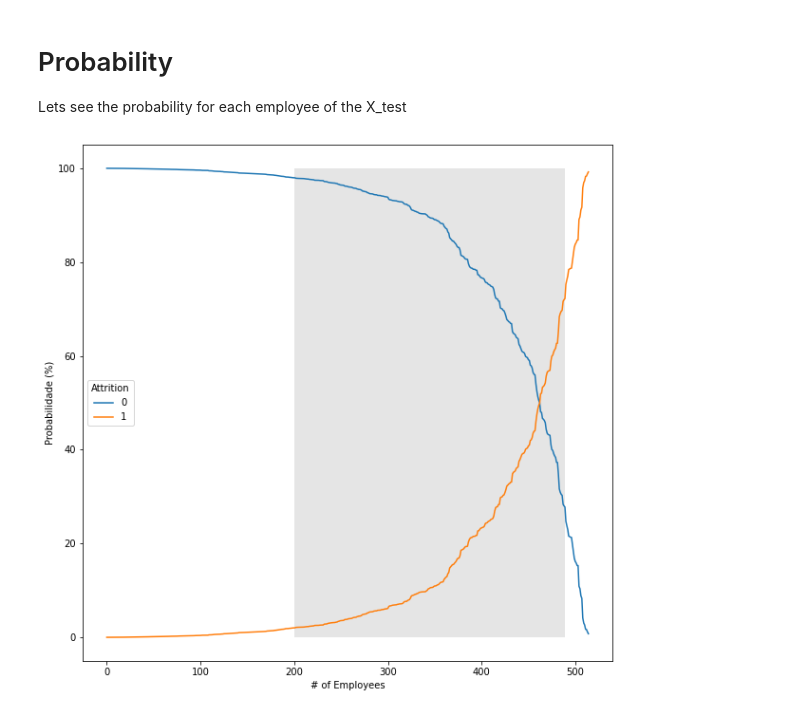
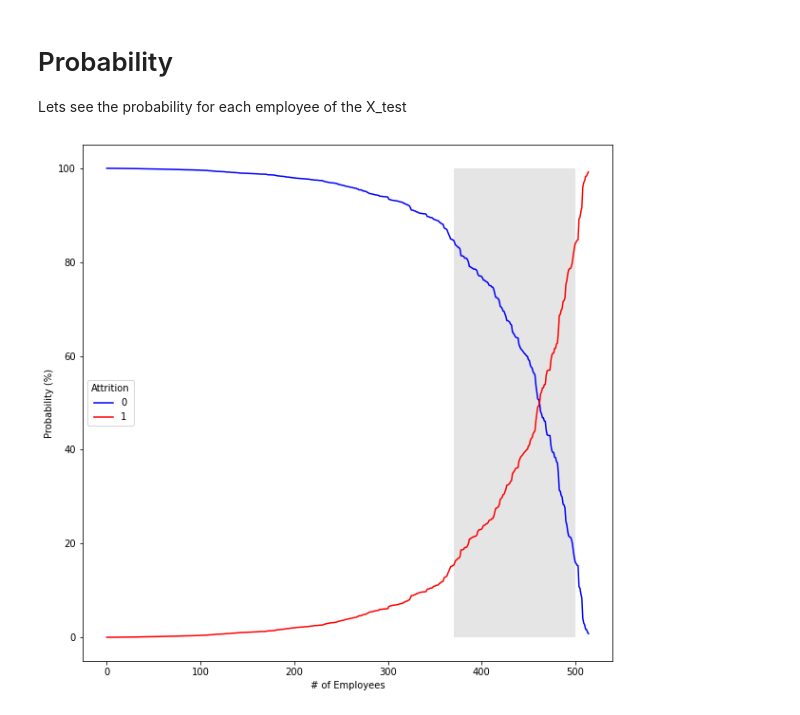
Before and after one commit to fmarcelneves/HR-Analytics-Prediction, a Jupyter notebook: IBM_HR_Analytics_and_prediction.ipynb, the cells around one changed output. Saved outputs shown, nothing was run; the diff lists cells and outputs as text; code cells hidden in the pictures.

```diff
--- a/IBM_HR_Analytics_and_prediction.ipynb
+++ b/IBM_HR_Analytics_and_prediction.ipynb
@@ -1269,19 +1282,12 @@ array([[0.9602117 , 0.0397883 ],
 # Probability
 Lets see the probability for each employee of the X_test
 # %%
-y_pred_proba = (
-    pd.DataFrame(grid_MLP.predict_proba(X_test))
-    .sort_values([1])
-    .reset_index(drop=True)
-)
-
+y_pred_proba = (pd.DataFrame(grid_MLP.predict_proba(X_test)).sort_values([1]).reset_index(drop=True))
 fig, ax = plt.subplots(figsize=[10,10])
-(y_pred_proba * 100).reset_index(drop=True).plot.line(ax=ax)
+(y_pred_proba * 100).reset_index(drop=True).plot.line(ax=ax, color=['blue', 'red'])
 
 ax.legend(title="Attrition")
-
-ax.set(xlabel="# of Employees", ylabel="Probabilidade (%)");
-
-ax.axhspan(0, 100, 0.91, 0.4, facecolor="0.5", alpha=0.2);
+ax.set(xlabel="# of Employees", ylabel="Probability (%)");
+ax.axhspan(0, 100, 0.93, 0.7, facecolor="0.5", alpha=0.2);
 # %% [output]
-[figure, old version]
+[figure, new version]
```
Also changed, not shown: parts of 20 cells of this notebook.
